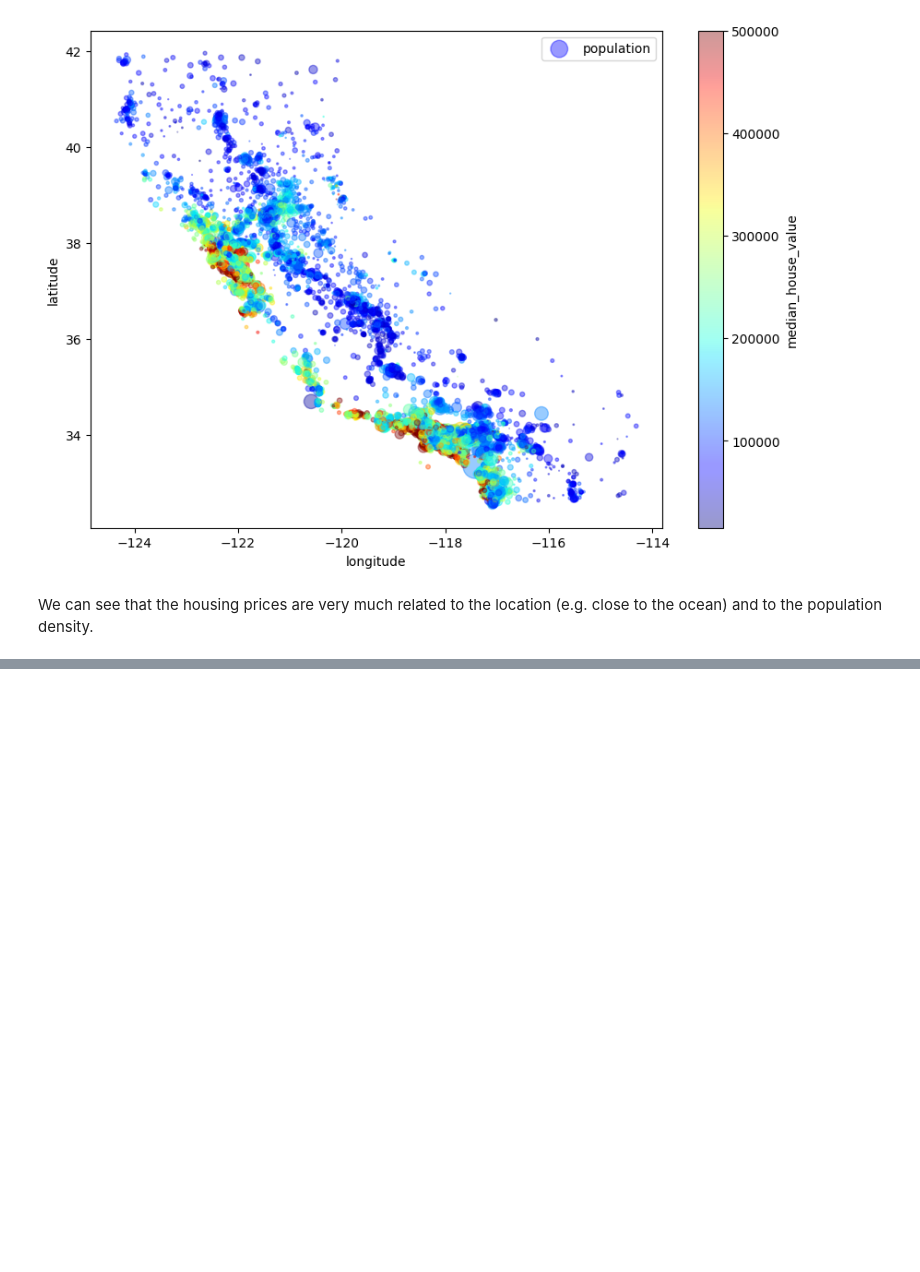
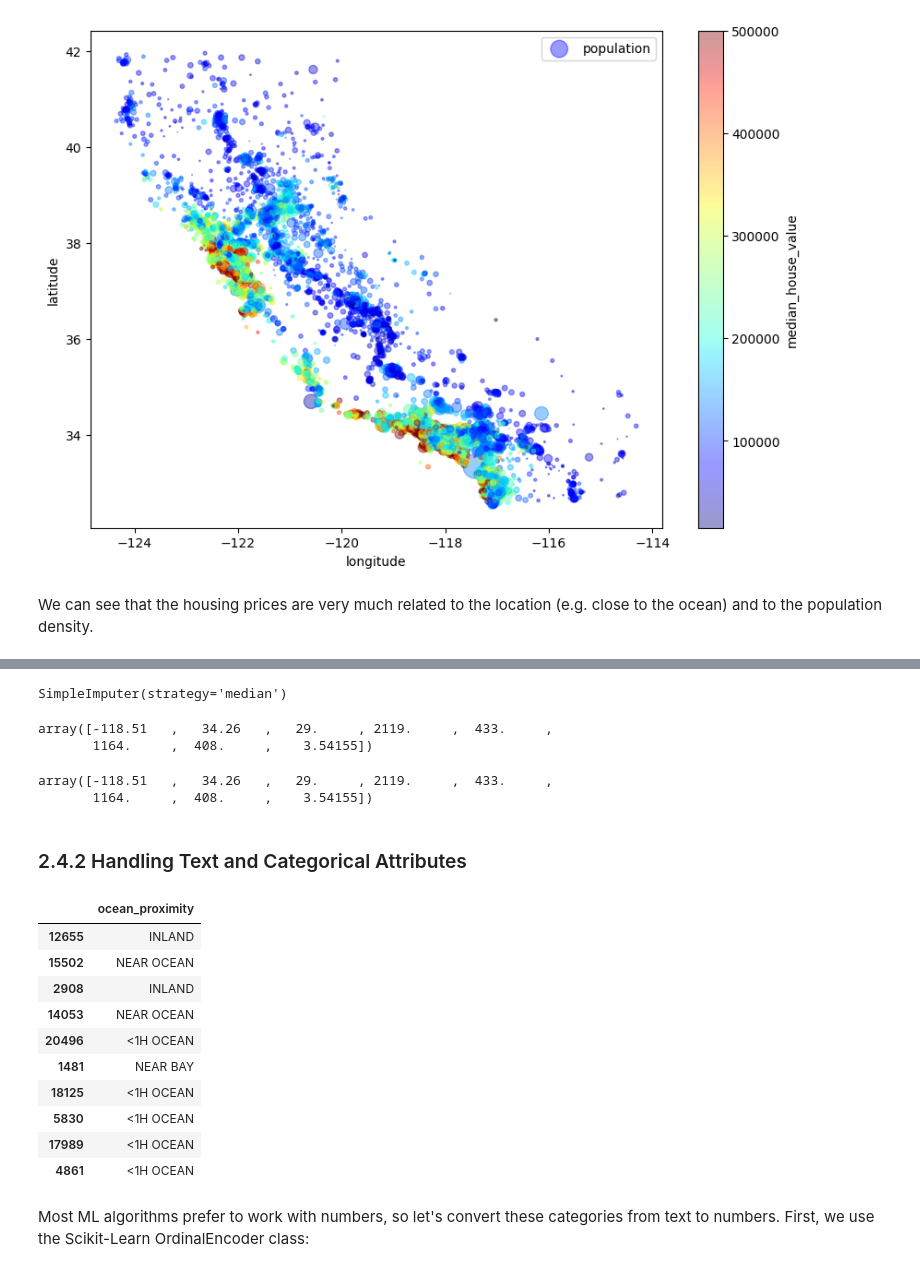
Before and after one commit to leetierney/study, a Jupyter notebook: ml/hands_on_ml/1_ml_landscape/1_2_end_to_end.ipynb, the cells around one changed output, grey strips where cells are left out. Drawn from its saved outputs; the diff is of its cells as text; code cells hidden in the pictures; blank space fills up the shorter version.

```diff
--- a/ml/hands_on_ml/1_ml_landscape/1_2_end_to_end.ipynb
+++ b/ml/hands_on_ml/1_ml_landscape/1_2_end_to_end.ipynb
@@ -276,0 +356,3 @@ plt.legend()
+# %%
+housing = strat_train_set.drop("median_house_value", axis=1) # drop labels for training set
+housing_labels = strat_train_set["median_house_value"].copy()
@@ -276,0 +365,20 @@ plt.legend()
+# %%
+from sklearn.impute import SimpleImputer
+
+imputer = SimpleImputer(strategy = "median")
+
+housing_num = housing.drop("ocean_proximity", axis = 1)
+
+imputer.fit(housing_num)
+# %% [output]
+SimpleImputer(strategy='median')
+# %%
+imputer.statistics_
+# %% [output]
+array([-118.51   ,   34.26   ,   29.     , 2119.     ,  433.     ,
+       1164.     ,  408.     ,    3.54155])
+# %%
+housing_num.median().values
+# %% [output]
+array([-118.51   ,   34.26   ,   29.     , 2119.     ,  433.     ,
+       1164.     ,  408.     ,    3.54155])
@@ -276,0 +389,19 @@ plt.legend()
+# %% [markdown]
+<h3>2.4.2 Handling Text and Categorical Attributes</h3>
+# %%
+housing_cat = housing[["ocean_proximity"]]
+housing_cat.head(10)
+# %% [output]
+|  | ocean_proximity |
+| 12655 | INLAND |
+| 15502 | NEAR OCEAN |
+| 2908 | INLAND |
+| 14053 | NEAR OCEAN |
+| 20496 | <1H OCEAN |
+| 1481 | NEAR BAY |
+| 18125 | <1H OCEAN |
+| 5830 | <1H OCEAN |
+| 17989 | <1H OCEAN |
+| 4861 | <1H OCEAN |
+# %% [markdown]
+<p>Most ML algorithms prefer to work with numbers, so let's convert these categories from text to numbers. First, we use the Scikit-Learn OrdinalEncoder class:</p>
```
Also changed, not shown: parts of 18 cells of this notebook.
